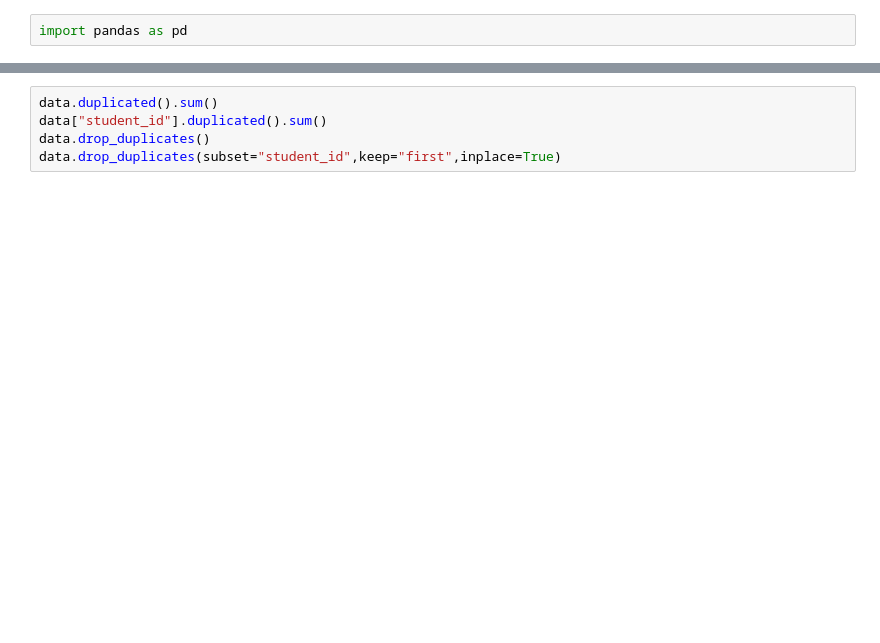
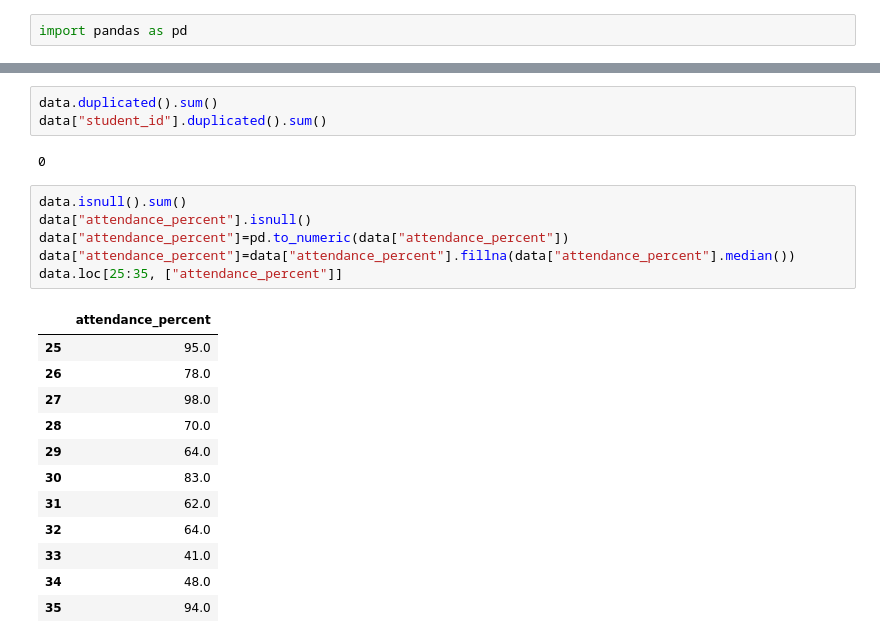
Before and after one commit to Bishwash074/ai_udan, a Jupyter notebook: assignment3.ipynb, the cells around one changed output, grey strips where cells are left out. Cells and saved outputs as stored; diff of their text form; blank space fills up the shorter version.

```diff
--- a/assignment3.ipynb
+++ b/assignment3.ipynb
@@ -27,5 +12,24 @@ data
 # %%
 data.duplicated().sum()
 data["student_id"].duplicated().sum()
-data.drop_duplicates()
-data.drop_duplicates(subset="student_id",keep="first",inplace=True)
+# %% [output]
+0
+# %%
+data.isnull().sum()
+data["attendance_percent"].isnull()
+data["attendance_percent"]=pd.to_numeric(data["attendance_percent"])
+data["attendance_percent"]=data["attendance_percent"].fillna(data["attendance_percent"].median())
+data.loc[25:35, ["attendance_percent"]]
+# %% [output]
+|  | attendance_percent |
+| 25 | 95.0 |
+| 26 | 78.0 |
+| 27 | 98.0 |
+| 28 | 70.0 |
+| 29 | 64.0 |
+| 30 | 83.0 |
+| 31 | 62.0 |
+| 32 | 64.0 |
+| 33 | 41.0 |
+| 34 | 48.0 |
+| 35 | 94.0 |
```
Also changed, not shown: parts of 13 cells of this notebook, 5 other files.
